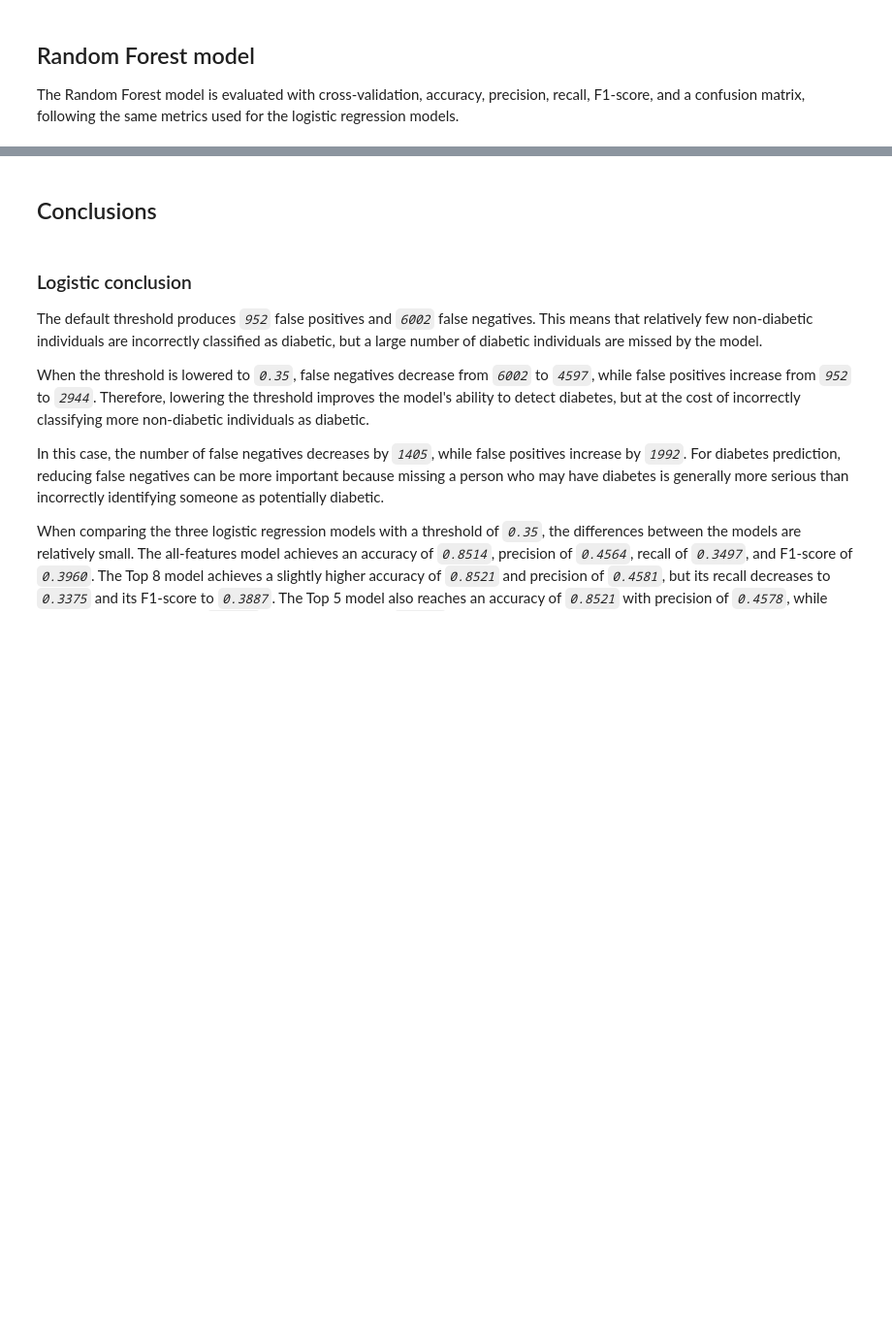
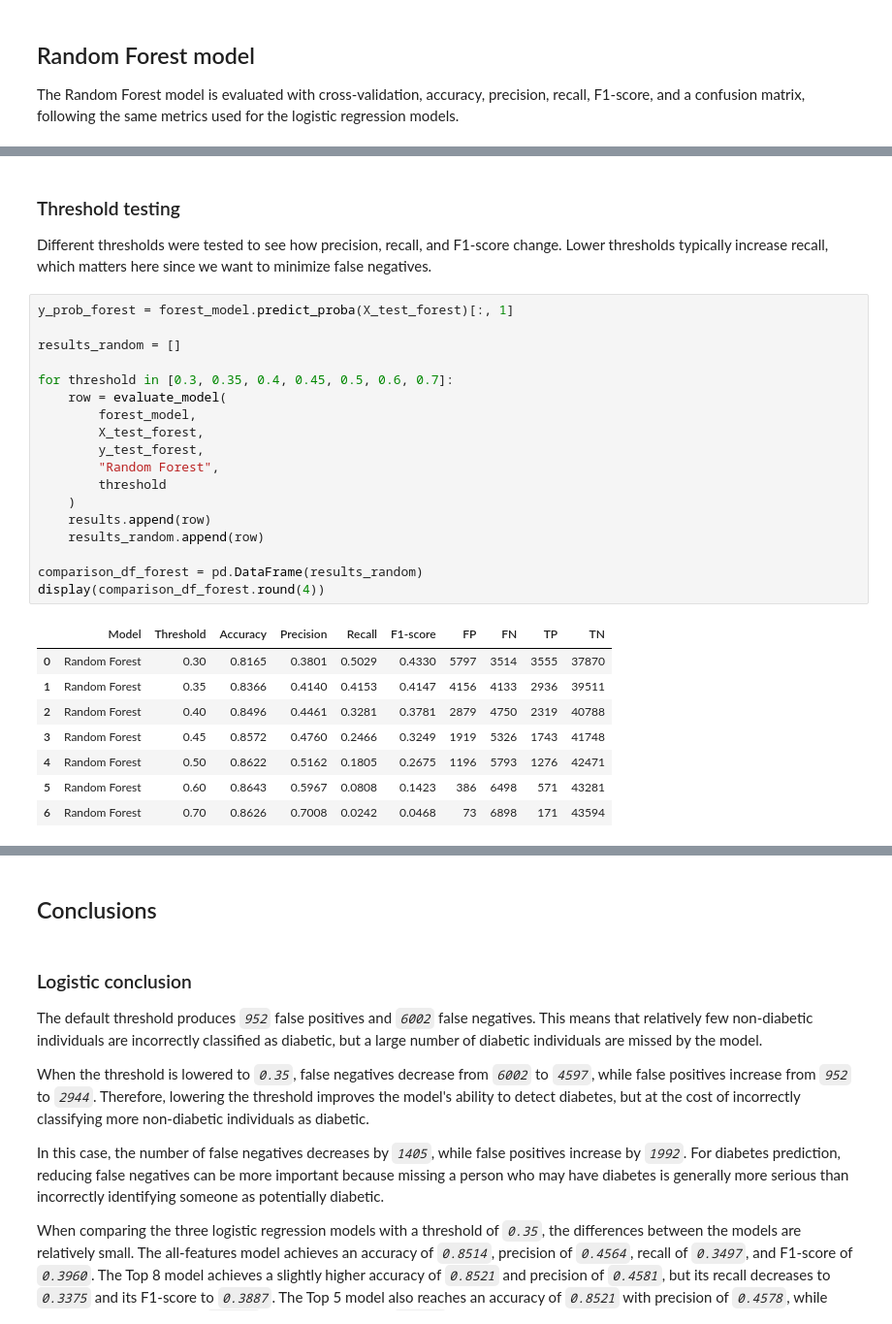
Before and after one commit to MustBeViable/DatanKasittely, a Jupyter notebook: Diabetes-machine-learn-project2.ipynb, the cells around one changed output, grey strips where cells are left out. Shown at 97% size. Drawn from its saved outputs; the diff is of its cells as text; blank space fills up the shorter version.

```diff
--- a/Diabetes-machine-learn-project2.ipynb
+++ b/Diabetes-machine-learn-project2.ipynb
@@ -706 +697,34 @@ display(comparison_df_forest.round(4))
+# %% [markdown]
+### Threshold testing
+
+Different thresholds were tested to see how precision, recall, and F1-score
+change. Lower thresholds typically increase recall, which matters here since
+we want to minimize false negatives.
+# %%
+y_prob_forest = forest_model.predict_proba(X_test_forest)[:, 1]
+
+results_random = []
+
+for threshold in [0.3, 0.35, 0.4, 0.45, 0.5, 0.6, 0.7]:
+    row = evaluate_model(
+        forest_model,
+        X_test_forest,
+        y_test_forest,
+        "Random Forest",
+        threshold
+    )
+    results.append(row)
+    results_random.append(row)
+
+comparison_df_forest = pd.DataFrame(results_random)
+display(comparison_df_forest.round(4))
+# %% [output]
+|  | Model | Threshold | Accuracy | Precision | Recall | F1-score | FP | FN | TP | TN |
+| 0 | Random Forest | 0.30 | 0.8165 | 0.3801 | 0.5029 | 0.4330 | 5797 | 3514 | 3555 | 37870 |
+| 1 | Random Forest | 0.35 | 0.8366 | 0.4140 | 0.4153 | 0.4147 | 4156 | 4133 | 2936 | 39511 |
+| 2 | Random Forest | 0.40 | 0.8496 | 0.4461 | 0.3281 | 0.3781 | 2879 | 4750 | 2319 | 40788 |
+| 3 | Random Forest | 0.45 | 0.8572 | 0.4760 | 0.2466 | 0.3249 | 1919 | 5326 | 1743 | 41748 |
+| 4 | Random Forest | 0.50 | 0.8622 | 0.5162 | 0.1805 | 0.2675 | 1196 | 5793 | 1276 | 42471 |
+| 5 | Random Forest | 0.60 | 0.8643 | 0.5967 | 0.0808 | 0.1423 | 386 | 6498 | 571 | 43281 |
+| 6 | Random Forest | 0.70 | 0.8626 | 0.7008 | 0.0242 | 0.0468 | 73 | 6898 | 171 | 43594 |
 # %%
```
Also changed, not shown: parts of 14 cells of this notebook.
